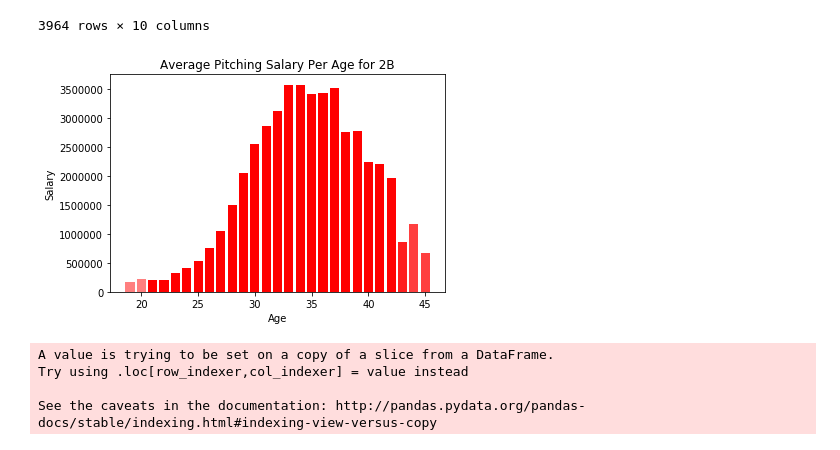
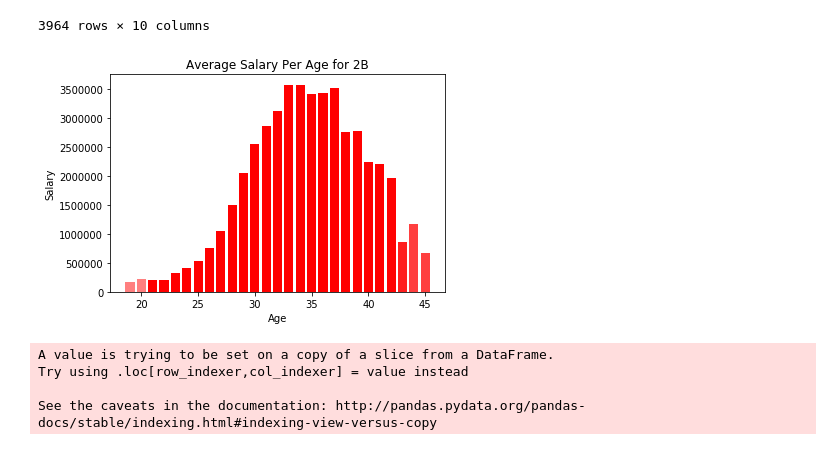
Before and after one commit to AGBarbour/Project-1, a Jupyter notebook: Salaries.ipynb, the cells around one changed output. Cells and saved outputs as stored; diff of their text form; code cells hidden in the pictures.

```diff
--- a/Salaries.ipynb
+++ b/Salaries.ipynb
@@ -644,13 +599,13 @@ See the caveats in the documentation: http://pandas.pydata.org/pandas-docs/stabl
 3964 rows × 10 columns
 # %%
 plt.bar(second_df['Age'], second_df['Average Salary per Age for 2B'], color='r', alpha=0.5, align="center")
-plt.title("Average Pitching Salary Per Age for 2B")
+plt.title("Average Salary Per Age for 2B")
 plt.xlabel("Age")
 plt.ylabel("Salary")
 plt.savefig("Salary/2B Salary.png")
 plt.show()
 # %% [output]
-[figure, old version]
+[figure, new version]
 # %%
 third_df = position_df[position_df.POS == '3B']
 third_df["Average Salary per Age for 3B"] = third_df.groupby("Age")["salary"].transform('mean')
```
Also changed, not shown: parts of 10 cells of this notebook, 8 other files.
